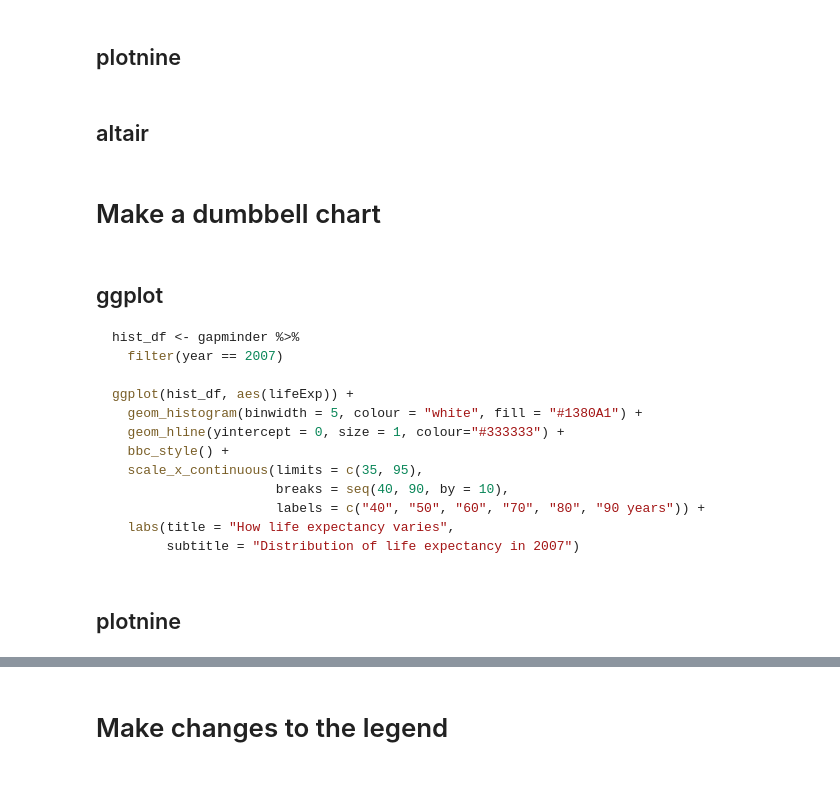
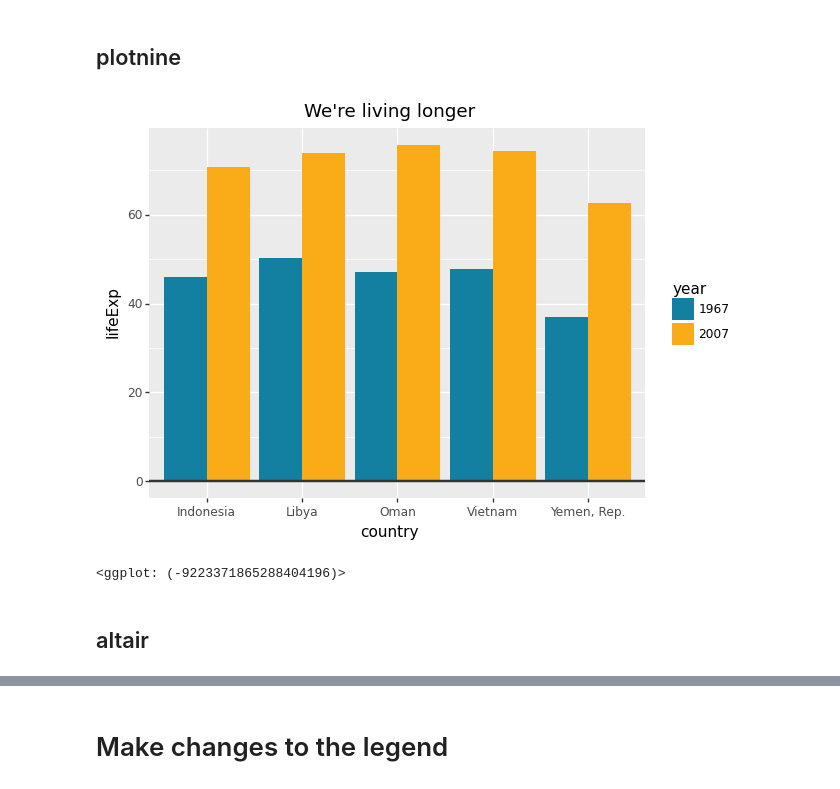
Before and after one commit to noklam/blog_archive_fastpage, a Jupyter notebook: _notebooks/2020-04-13-Recreating-the-BBC-graphs-in-Python-plotnine-altair.ipynb, the cells around one changed output, grey strips where cells are left out. Drawn from its saved outputs; the diff is of its cells as text; code cells hidden in the pictures.

````diff
--- a/_notebooks/2020-04-13-Recreating-the-BBC-graphs-in-Python-plotnine-altair.ipynb
+++ b/_notebooks/2020-04-13-Recreating-the-BBC-graphs-in-Python-plotnine-altair.ipynb
@@ -440,7 +477,22 @@ grouped_bars <- ggplot(grouped_bar_df,
 ```
 # %% [markdown]
 ## plotnine
+# %%
+# Make plot
+grouped_bars_ggplot = (ggplot(grouped_bar_df,
+                       aes(x='country',
+                           y='lifeExp',
+                           fill='year')) +
+                geom_bar(stat="identity", position="dodge") +
+                geom_hline(yintercept=0, size=1, colour="#333333") +
+#                 bbc_style() +
+                scale_fill_manual(values=("#1380A1", "#FAAB18")) +
+                labs(title="We're living longer",
+                     subtitle="Biggest life expectancy rise, 1967-2007"))
+
+grouped_bars_ggplot
+# %% [output]
+[figure, added]
+<ggplot: (-9223371865288404196)>
 # %% [markdown]
 ## altair
-# %% [markdown]
-# Make a dumbbell chart
@@ -449,18 +498,0 @@ grouped_bars <- ggplot(grouped_bar_df,
-# %% [markdown]
-## ggplot
-```r
-hist_df <- gapminder %>%
-  filter(year == 2007)
-
-ggplot(hist_df, aes(lifeExp)) +
-  geom_histogram(binwidth = 5, colour = "white", fill = "#1380A1") +
-  geom_hline(yintercept = 0, size = 1, colour="#333333") +
-  bbc_style() +
-  scale_x_continuous(limits = c(35, 95),
-                     breaks = seq(40, 90, by = 10),
-                     labels = c("40", "50", "60", "70", "80", "90 years")) +
-  labs(title = "How life expectancy varies",
-       subtitle = "Distribution of life expectancy in 2007")
-```
-# %% [markdown]
-## plotnine
````
Also changed, not shown: parts of 20 cells of this notebook.
